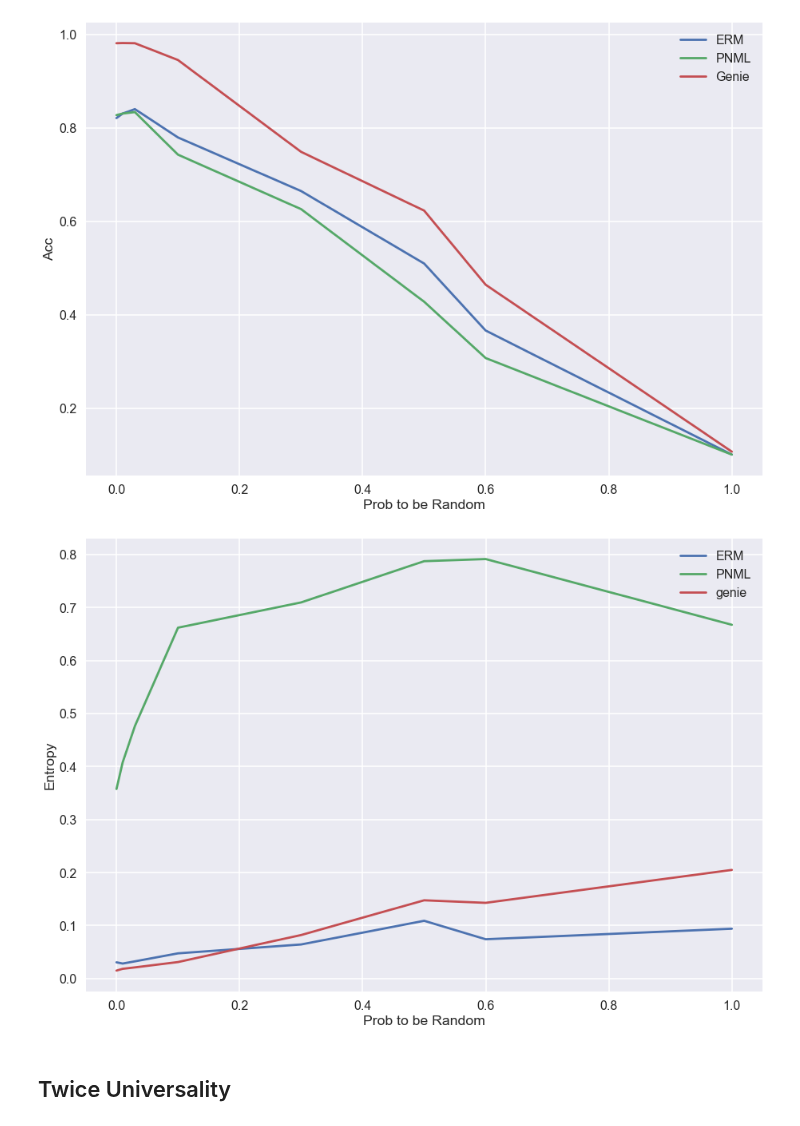
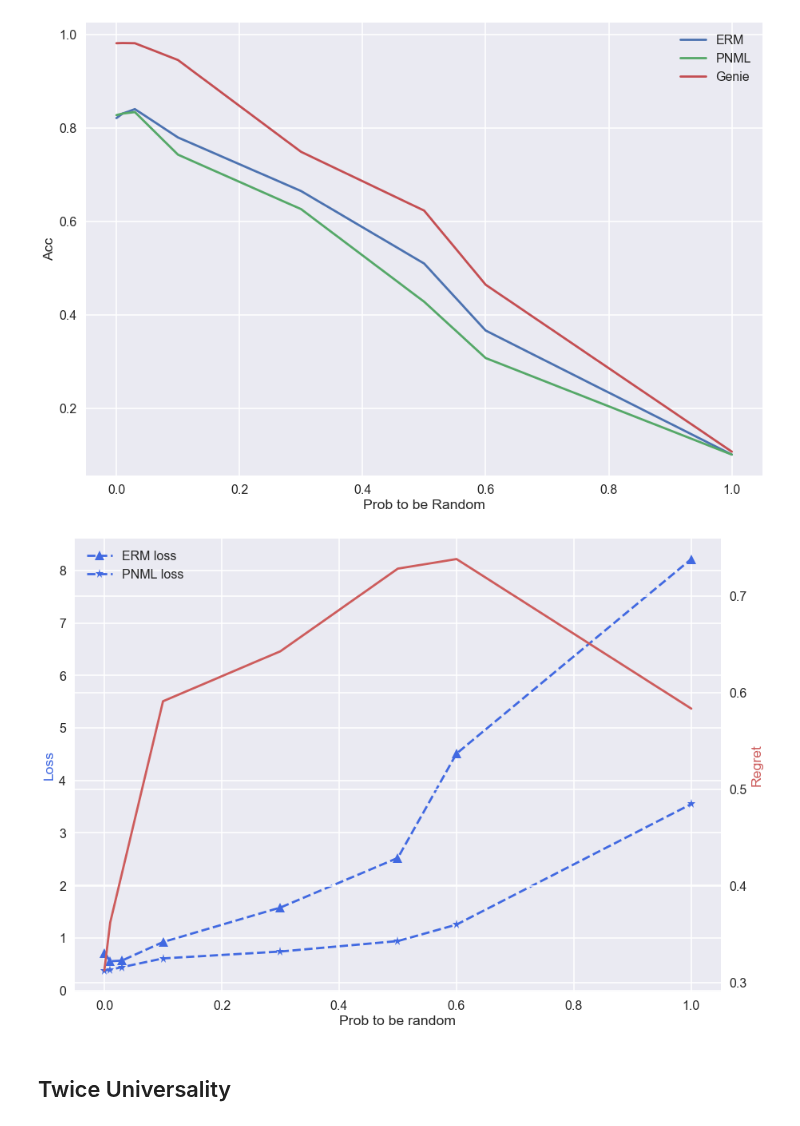
Before and after one commit to kobybibas/deep_pnml_experiments, a Jupyter notebook: src/analyze_results.ipynb, the cells around one changed output. Cells and saved outputs as stored; diff of their text form; code cells hidden in the pictures.

```diff
--- a/src/analyze_results.ipynb
+++ b/src/analyze_results.ipynb
@@ -413,9 +379,7 @@ Ratio 1.3699216230044269]
 # Extract the log normalization factor
 random_df = pd.DataFrame(columns=['nml_acc', 'erm_acc', 'genie_acc',
                                   'log10_norm_factor',
-                                  'nml_mean_loss', 'erm_mean_loss', 'genie_mean_loss',
-                                  'nml_entropy', 'erm_entropy', 'genie_entropy'])
-# for (rand_prob_single, file_random) in zip(random_prob, files_random):
+                                  'nml_mean_loss', 'erm_mean_loss', 'genie_mean_loss'])
 for (rand_prob_single, file_random) in zip(random_prob, files_random_2_layers):
 
     results_df, statistics_df = load_results_to_df(file_random, is_random_labels=True)
@@ -426,13 +390,9 @@ for (rand_prob_single, file_random) in zip(random_prob, files_random_2_layers):
                                        results_df['log10_norm_factor'].mean(),
                                        statistics_df.loc['mean loss']['nml'],
                                        statistics_df.loc['mean loss']['erm'],
-                                       statistics_df.loc['mean loss']['genie'],
-                                       statistics_df.loc['mean entropy']['nml'],
-                                       statistics_df.loc['mean entropy']['erm'],
-                                       statistics_df.loc['mean entropy']['genie']
-                                      ]
+                                       statistics_df.loc['mean loss']['genie']]
 print('Random df:')
-print(random_df)
+random_df
 # %% [output]
 Random Prob = 0.0, num=156
 Random Prob = 0.01, num=159
@@ -489,18 +449,26 @@ plt.show()
 [figure]
 [figure]
 # %%
-# Plot entropy
-plt.plot(random_df.index.values,  random_df['erm_entropy'], label='ERM')
-plt.plot(random_df.index.values,  random_df['nml_entropy'], label='PNML')
-plt.plot(random_df.index.values,  random_df['genie_entropy'], label='genie')
-plt.title('Entropy of random labels')  if is_plot_title else None
-plt.ylabel('Entropy')
-plt.xlabel('Prob to be Random')
-plt.legend()
-plt.savefig(os.path.join(output_path, 'random_prob_entropy.jpg'), dpi=200, bbox_inches=plt.tight_layout()) if is_save_fig else None
+# Plot on the same graph
+
+# Check noisy data
+color='royalblue'
+fig, ax1 = plt.subplots()
+ax1.plot(random_df.index.values,  random_df['erm_mean_loss'], '--^', label='ERM loss', color=color)
+ax1.plot(random_df.index.values,  random_df['nml_mean_loss'], '--*', label='PNML loss', color=color)
+ax1.set_ylabel('Loss', color=color)
+ax1.set_xlabel('Prob to be random')
+ax1.legend()
+
+# Plot
+color='indianred'
+ax2 = ax1.twinx()
+ax2.plot(random_df.index.values,  random_df['log10_norm_factor'], '-', color=color,  label='NML regret')
+ax2.set_ylabel('Regret', color=color)
+plt.savefig(os.path.join(output_path, 'random_prob_regret_and_loss.jpg'), dpi=200, bbox_inches=plt.tight_layout()) if is_save_fig else None
 plt.show()
 # %% [output]
-[figure, old version]
+[figure, new version]
 # %% [markdown]
 ## Twice Universality
 # %%
```
Also changed, not shown: parts of 22 cells of this notebook, 2 other files.
